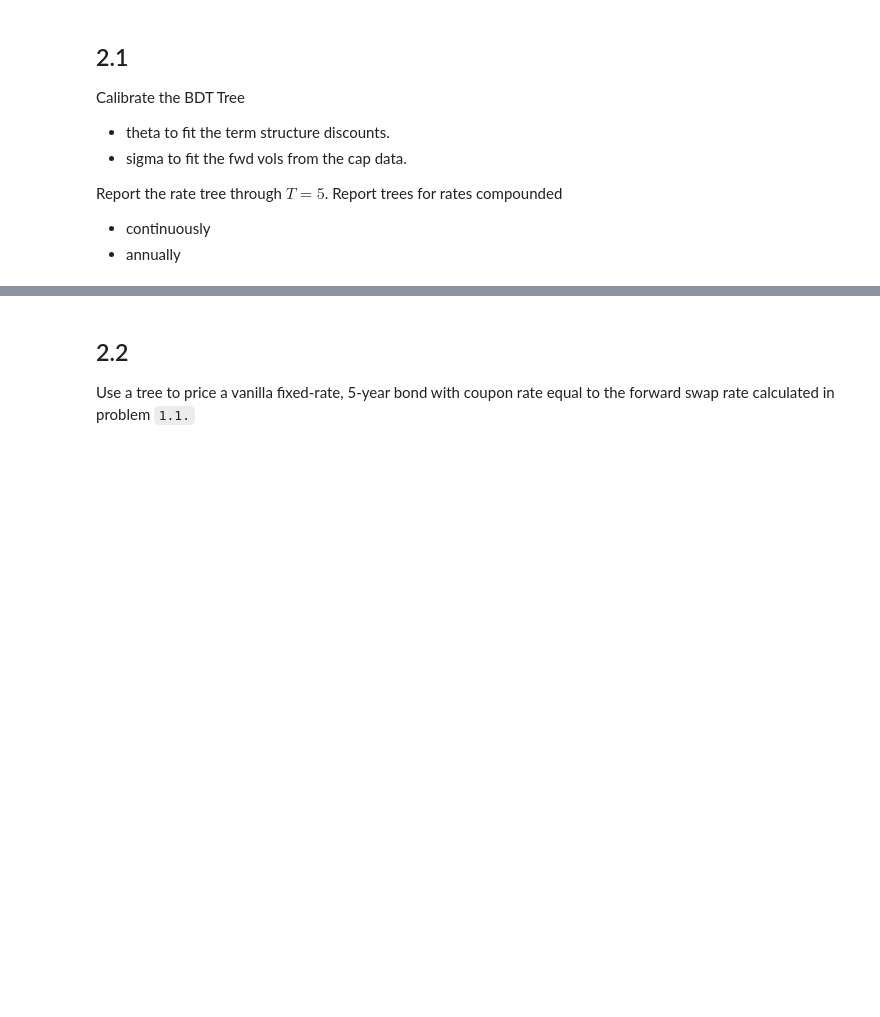
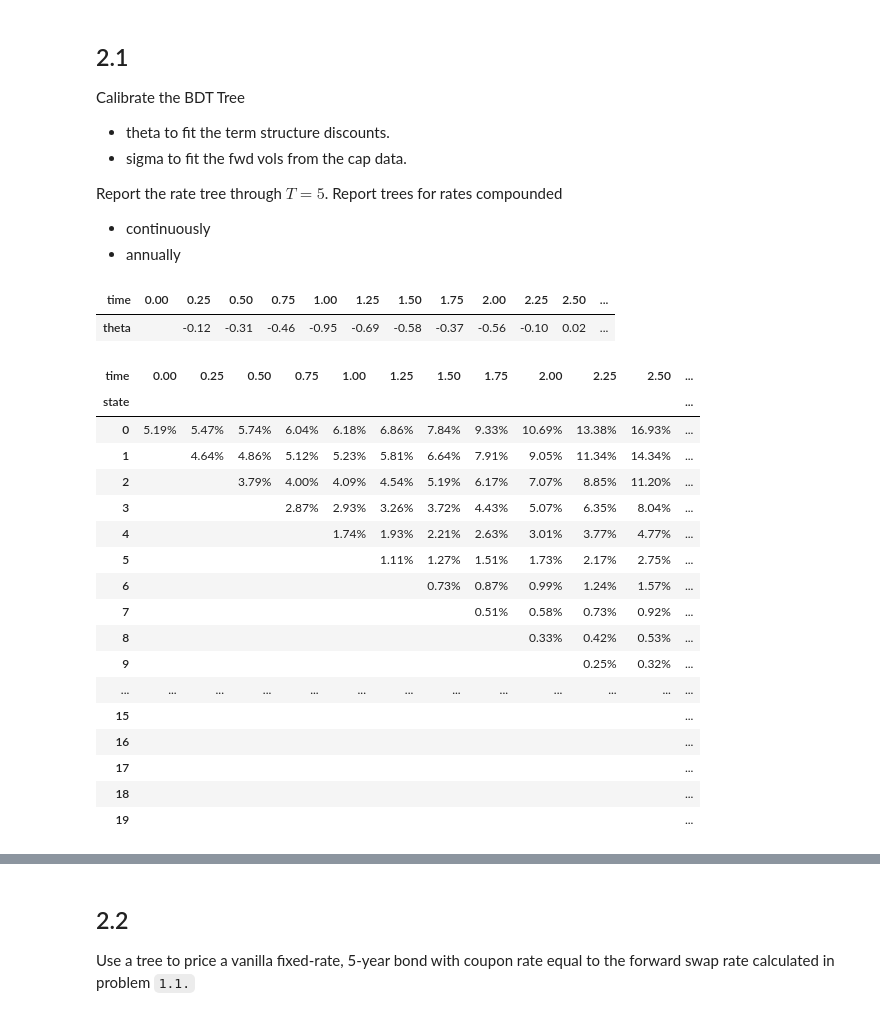
Before and after one commit to nicklewis-16/finm-fiderivs-2024, a Jupyter notebook: homework/Homework 3.ipynb, the cells around one changed output, grey strips where cells are left out. Cells and saved outputs as stored; diff of their text form; code cells hidden in the pictures; blank space fills up the shorter version.

```diff
--- a/homework/Homework 3.ipynb
+++ b/homework/Homework 3.ipynb
@@ -274,3 +328,40 @@ Calibrate the BDT Tree
 Report the rate tree through $T=5$. Report trees for rates compounded
 * continuously
 * annually
+# %%
+DATE = '2024-02-20'
+curves = pd.read_excel(f'../data/cap_curves_{DATE}.xlsx', sheet_name = f'rate curves {DATE}', index_col= 'tenor')
+capcurves = flat_to_forward_vol(curves)
+
+#CALIBRATE THETA
+
+quotes = curves['discounts'] * 100
+sigmas = capcurves['fwd vols']
+sigmas.iloc[0] = sigmas.iloc[1]
+
+theta, cts_ratetree = estimate_theta(sigmas, quotes)
+format_bintree(theta.to_frame().T)
+# %% [output]
+| time | 0.00 | 0.25 | 0.50 | 0.75 | 1.00 | 1.25 | 1.50 | 1.75 | 2.00 | 2.25 | 2.50 | ... |
+| theta |  | -0.12 | -0.31 | -0.46 | -0.95 | -0.69 | -0.58 | -0.37 | -0.56 | -0.10 | 0.02 | ... |
+# %%
+format_bintree(cts_ratetree.iloc[:20,:20], style = '{:.2%}')
+# %% [output]
+| time | 0.00 | 0.25 | 0.50 | 0.75 | 1.00 | 1.25 | 1.50 | 1.75 | 2.00 | 2.25 | 2.50 | ... |
+| state |  |  |  |  |  |  |  |  |  |  |  | ... |
+| 0 | 5.19% | 5.47% | 5.74% | 6.04% | 6.18% | 6.86% | 7.84% | 9.33% | 10.69% | 13.38% | 16.93% | ... |
+| 1 |  | 4.64% | 4.86% | 5.12% | 5.23% | 5.81% | 6.64% | 7.91% | 9.05% | 11.34% | 14.34% | ... |
+| 2 |  |  | 3.79% | 4.00% | 4.09% | 4.54% | 5.19% | 6.17% | 7.07% | 8.85% | 11.20% | ... |
+| 3 |  |  |  | 2.87% | 2.93% | 3.26% | 3.72% | 4.43% | 5.07% | 6.35% | 8.04% | ... |
+| 4 |  |  |  |  | 1.74% | 1.93% | 2.21% | 2.63% | 3.01% | 3.77% | 4.77% | ... |
+| 5 |  |  |  |  |  | 1.11% | 1.27% | 1.51% | 1.73% | 2.17% | 2.75% | ... |
+| 6 |  |  |  |  |  |  | 0.73% | 0.87% | 0.99% | 1.24% | 1.57% | ... |
+| 7 |  |  |  |  |  |  |  | 0.51% | 0.58% | 0.73% | 0.92% | ... |
+| 8 |  |  |  |  |  |  |  |  | 0.33% | 0.42% | 0.53% | ... |
+| 9 |  |  |  |  |  |  |  |  |  | 0.25% | 0.32% | ... |
+| ... | ... | ... | ... | ... | ... | ... | ... | ... | ... | ... | ... | ... |
+| 15 |  |  |  |  |  |  |  |  |  |  |  | ... |
+| 16 |  |  |  |  |  |  |  |  |  |  |  | ... |
+| 17 |  |  |  |  |  |  |  |  |  |  |  | ... |
+| 18 |  |  |  |  |  |  |  |  |  |  |  | ... |
+| 19 |  |  |  |  |  |  |  |  |  |  |  | ... |
```
Also changed, not shown: parts of 16 cells of this notebook, 1 other file.
